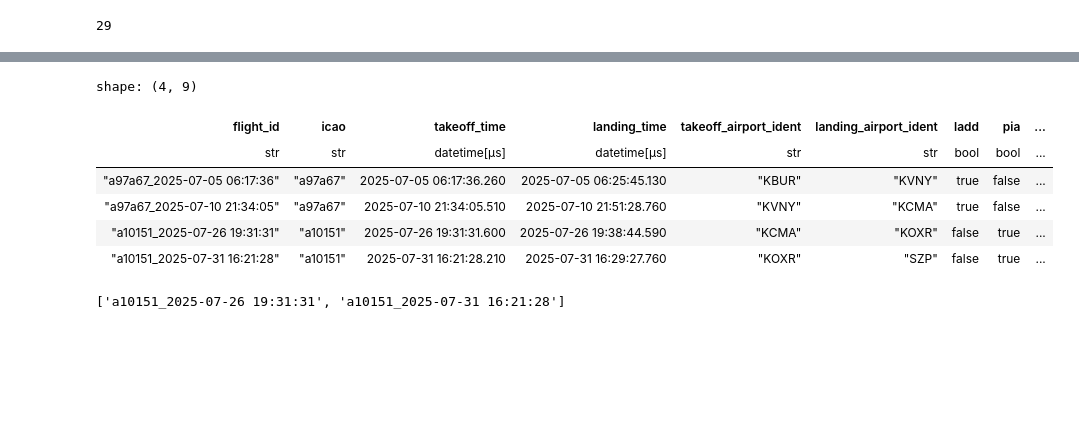
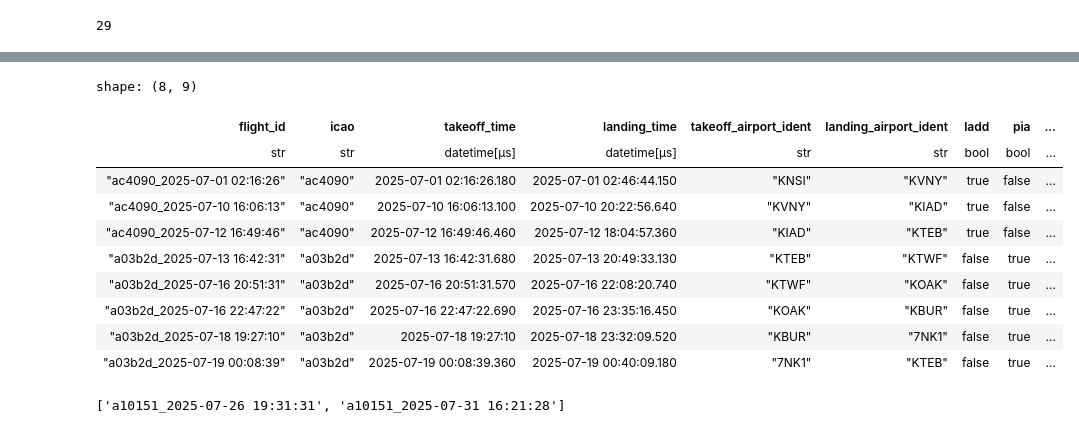
Before and after one commit to PlaneQuery/planequery-data, a Jupyter notebook: notebooks/pia/pia_0.ipynb, the cells around one changed output, grey strips where cells are left out. Saved outputs shown, nothing was run; the diff lists cells and outputs as text; code cells hidden in the pictures; blank space fills up the shorter version.

```diff
--- a/notebooks/pia/pia_0.ipynb
+++ b/notebooks/pia/pia_0.ipynb
@@ -195,30 +150,0 @@ g_0
-# %%
-target = "a10151_2025-07-31 16:21:28"
-
-ancestors = list(nx.ancestors(G, target))
-descendants = list(nx.descendants(G, target))
-
-paths = []
-
-for src in ancestors + [target]:
-    for dst in descendants + [target]:
-        if src != dst:
-            try:
-                path = nx.shortest_path(G, src, dst)
-
-                has_pia = any(G.nodes[node].get("pia") for node in path)
-                has_ladd = any(G.nodes[node].get("ladd") for node in path)
-
-                if target in path and has_pia and has_ladd:
-                    paths.append(path)
-
-                    if len(paths) >= 10:
-                        break
-
-            except nx.NetworkXNoPath:
-                pass
-
-    if len(paths) >= 2:
-        break
-
-print(paths)
@@ -231,36 +273,40 @@ for flight in df_flights.iter_rows(named=True):
      flights_objs[flight["flight_id"]] = Flight(**flight)
 # %%
 df_path_0 = pl.DataFrame()
-for flight_id in paths[1]:
+for flight_id in paths[3]:
     flight = flights_objs[flight_id]
     df_path_0 = pl.concat(
         [
             df_path_0,
             pl.DataFrame(
                 {
                     "flight_id": flight.flight_id,
                     "icao": flight.icao,
                     "takeoff_time": flight.takeoff_time,
                     "landing_time": flight.landing_time,
                     "takeoff_airport_ident": flight.takeoff_airport_ident,
                     "landing_airport_ident": flight.landing_airport_ident,
                     "ladd": flight.ladd,
                     "pia": flight.pia,
                     "category": flight.category,
                 }
             ),
         ],
         how="vertical",
     )
 df_path_0
 # %% [output]
-shape: (4, 9)
+shape: (8, 9)
 | flight_id | icao | takeoff_time | landing_time | takeoff_airport_ident | landing_airport_ident | ladd | pia | ... |
 | str | str | datetime[μs] | datetime[μs] | str | str | bool | bool | ... |
-| "a97a67_2025-07-05 06:17:36" | "a97a67" | 2025-07-05 06:17:36.260 | 2025-07-05 06:25:45.130 | "KBUR" | "KVNY" | true | false | ... |
-| "a97a67_2025-07-10 21:34:05" | "a97a67" | 2025-07-10 21:34:05.510 | 2025-07-10 21:51:28.760 | "KVNY" | "KCMA" | true | false | ... |
-| "a10151_2025-07-26 19:31:31" | "a10151" | 2025-07-26 19:31:31.600 | 2025-07-26 19:38:44.590 | "KCMA" | "KOXR" | false | true | ... |
-| "a10151_2025-07-31 16:21:28" | "a10151" | 2025-07-31 16:21:28.210 | 2025-07-31 16:29:27.760 | "KOXR" | "SZP" | false | true | ... |
+| "ac4090_2025-07-01 02:16:26" | "ac4090" | 2025-07-01 02:16:26.180 | 2025-07-01 02:46:44.150 | "KNSI" | "KVNY" | true | false | ... |
+| "ac4090_2025-07-10 16:06:13" | "ac4090" | 2025-07-10 16:06:13.100 | 2025-07-10 20:22:56.640 | "KVNY" | "KIAD" | true | false | ... |
+| "ac4090_2025-07-12 16:49:46" | "ac4090" | 2025-07-12 16:49:46.460 | 2025-07-12 18:04:57.360 | "KIAD" | "KTEB" | true | false | ... |
+| "a03b2d_2025-07-13 16:42:31" | "a03b2d" | 2025-07-13 16:42:31.680 | 2025-07-13 20:49:33.130 | "KTEB" | "KTWF" | false | true | ... |
+| "a03b2d_2025-07-16 20:51:31" | "a03b2d" | 2025-07-16 20:51:31.570 | 2025-07-16 22:08:20.740 | "KTWF" | "KOAK" | false | true | ... |
+| "a03b2d_2025-07-16 22:47:22" | "a03b2d" | 2025-07-16 22:47:22.690 | 2025-07-16 23:35:16.450 | "KOAK" | "KBUR" | false | true | ... |
+| "a03b2d_2025-07-18 19:27:10" | "a03b2d" | 2025-07-18 19:27:10 | 2025-07-18 23:32:09.520 | "KBUR" | "7NK1" | false | true | ... |
+| "a03b2d_2025-07-19 00:08:39" | "a03b2d" | 2025-07-19 00:08:39.360 | 2025-07-19 00:40:09.180 | "7NK1" | "KTEB" | false | true | ... |
 # %%
 paths[0]
 # %% [output]
```
Also changed, not shown: parts of 6 cells of this notebook.
